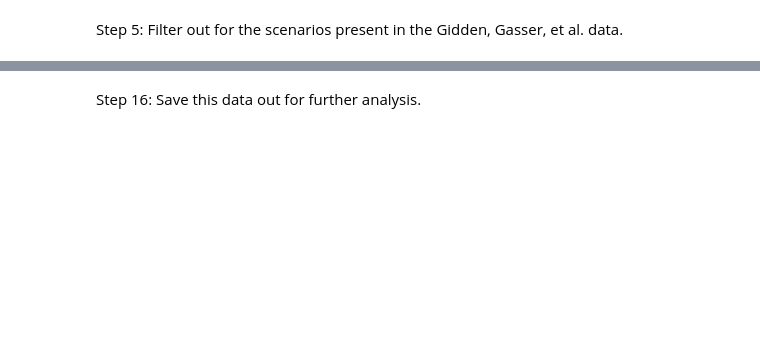
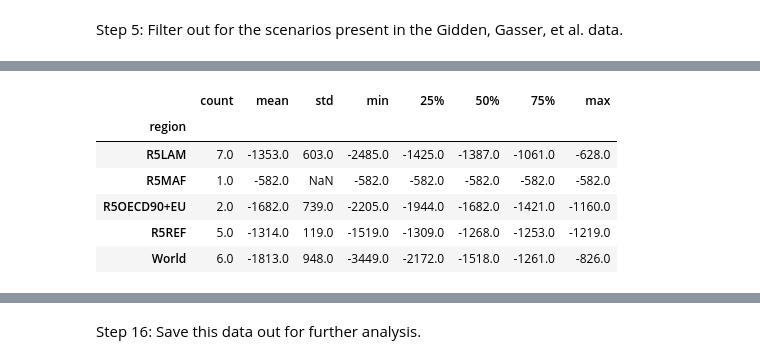
Before and after one commit to gaurav-ganti/2023_ganti_ar6_cdr_assessment, a Jupyter notebook: analysis/101_prepare_input_data.ipynb, the cells around one changed output, grey strips where cells are left out. Cells and saved outputs as stored; diff of their text form; code cells hidden in the pictures; blank space fills up the shorter version.

```diff
--- a/analysis/101_prepare_input_data.ipynb
+++ b/analysis/101_prepare_input_data.ipynb
@@ -147,0 +231,10 @@ df_1p5.aggregate(
+# %%
+valid_gross = df_1p5.validate(
+    criteria={
+        'AR6 Reanalysis|OSCARv3.2|Emissions|CO2|Gross': {
+            'lo': -400, # Using this error margin
+            'year': 2100
+        }
+    },
+    exclude_on_fail=True
+)
@@ -147,0 +245,15 @@ df_1p5.aggregate(
+# %%
+(
+    valid_gross
+    .groupby('region')['value']
+    .describe()
+    .round(0)
+)
+# %% [output]
+|  | count | mean | std | min | 25% | 50% | 75% | max |
+| region |  |  |  |  |  |  |  |  |
+| R5LAM | 7.0 | -1353.0 | 603.0 | -2485.0 | -1425.0 | -1387.0 | -1061.0 | -628.0 |
+| R5MAF | 1.0 | -582.0 | NaN | -582.0 | -582.0 | -582.0 | -582.0 | -582.0 |
+| R5OECD90+EU | 2.0 | -1682.0 | 739.0 | -2205.0 | -1944.0 | -1682.0 | -1421.0 | -1160.0 |
+| R5REF | 5.0 | -1314.0 | 119.0 | -1519.0 | -1309.0 | -1268.0 | -1253.0 | -1219.0 |
+| World | 6.0 | -1813.0 | 948.0 | -3449.0 | -2172.0 | -1518.0 | -1261.0 | -826.0 |
```
Also changed, not shown: parts of 75 cells of this notebook.
